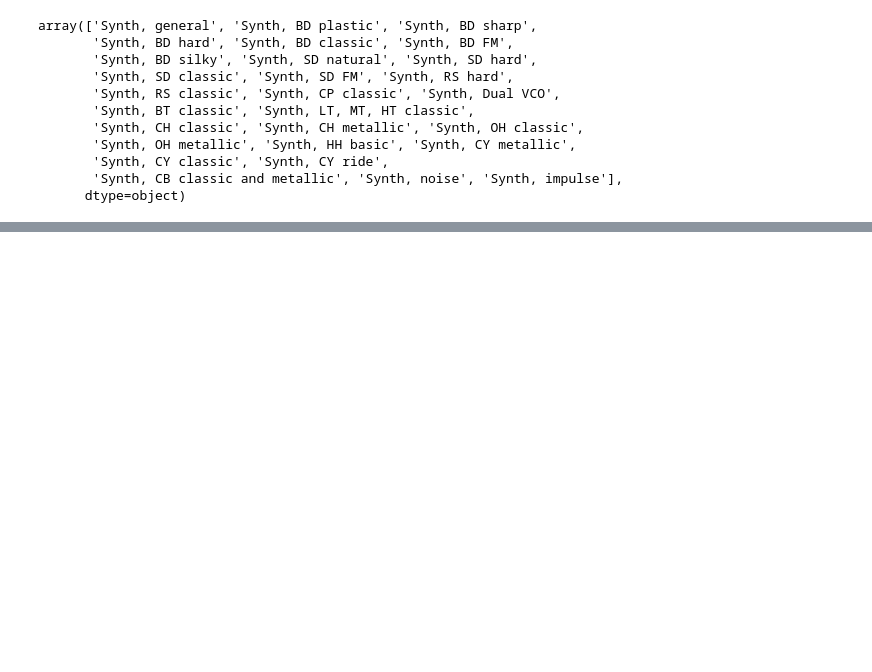
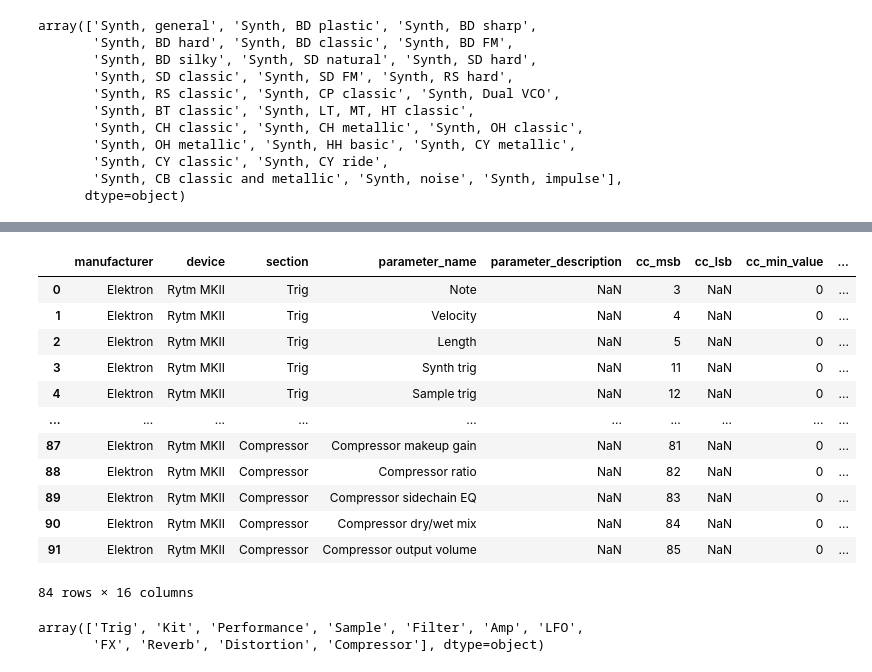
Before and after one commit to michaelappuhn/genetic_synth, a Jupyter notebook: midi_analog.ipynb, the cells around one changed output, grey strips where cells are left out. Cells and saved outputs as stored; diff of their text form; code cells hidden in the pictures; blank space fills up the shorter version.

Commit message:
played with rytm preferences here

```diff
--- a/midi_analog.ipynb
+++ b/midi_analog.ipynb
@@ -55,5 +55,7 @@ array(['Synth, general', 'Synth, BD plastic', 'Synth, BD sharp',
       dtype=object)
 # %%
 pd.Series(synths).to_clipboard(index=False)
+# %%
+synths = pd.Series(synths)
 # %%
-synths = synths[1:].tolist()
+#synths = synths[1:].tolist()
@@ -79,0 +82,21 @@ synths
+# %%
+rdf[~rdf['section'].isin(synths)]
+# %% [output]
+|  | manufacturer | device | section | parameter_name | parameter_description | cc_msb | cc_lsb | cc_min_value | ... |
+| 0 | Elektron | Rytm MKII | Trig | Note | NaN | 3 | NaN | 0 | ... |
+| 1 | Elektron | Rytm MKII | Trig | Velocity | NaN | 4 | NaN | 0 | ... |
+| 2 | Elektron | Rytm MKII | Trig | Length | NaN | 5 | NaN | 0 | ... |
+| 3 | Elektron | Rytm MKII | Trig | Synth trig | NaN | 11 | NaN | 0 | ... |
+| 4 | Elektron | Rytm MKII | Trig | Sample trig | NaN | 12 | NaN | 0 | ... |
+| ... | ... | ... | ... | ... | ... | ... | ... | ... | ... |
+| 87 | Elektron | Rytm MKII | Compressor | Compressor makeup gain | NaN | 81 | NaN | 0 | ... |
+| 88 | Elektron | Rytm MKII | Compressor | Compressor ratio | NaN | 82 | NaN | 0 | ... |
+| 89 | Elektron | Rytm MKII | Compressor | Compressor sidechain EQ | NaN | 83 | NaN | 0 | ... |
+| 90 | Elektron | Rytm MKII | Compressor | Compressor dry/wet mix | NaN | 84 | NaN | 0 | ... |
+| 91 | Elektron | Rytm MKII | Compressor | Compressor output volume | NaN | 85 | NaN | 0 | ... |
+84 rows × 16 columns
+# %%
+rdf[~rdf['section'].isin(synths)]['section'].unique()
+# %% [output]
+array(['Trig', 'Kit', 'Performance', 'Sample', 'Filter', 'Amp', 'LFO',
+       'FX', 'Reverb', 'Distortion', 'Compressor'], dtype=object)
```
Also changed, not shown: parts of 5 cells of this notebook.
